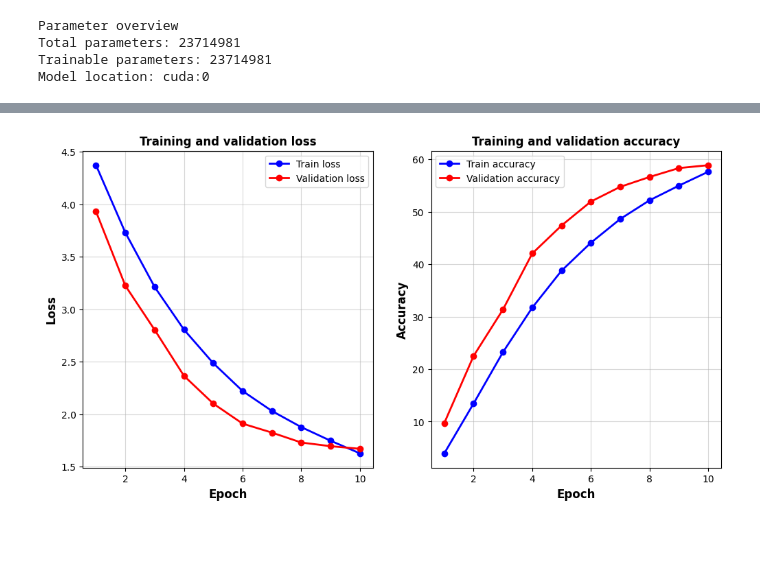
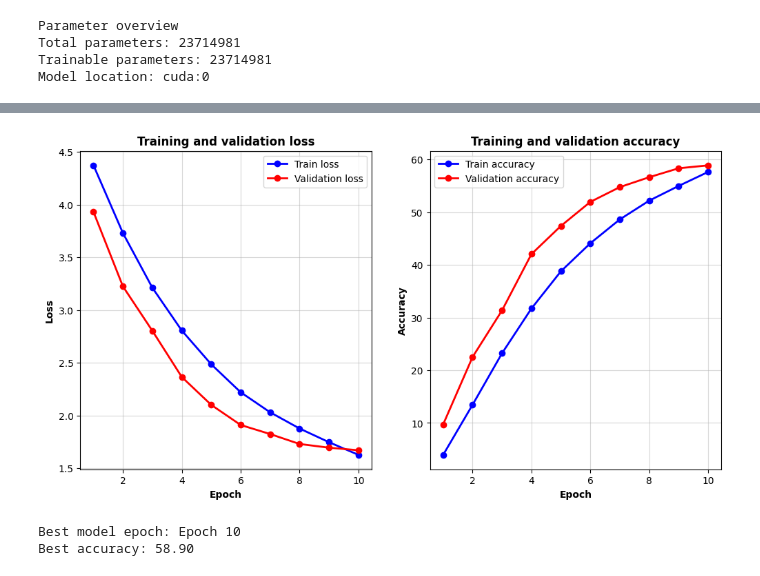
Before and after one commit to mm0narch/me-food, a Jupyter notebook: src/model_training/notebook.ipynb, the cells around one changed output, grey strips where cells are left out. Cells and saved outputs as stored; diff of their text form; code cells hidden in the pictures; blank space fills up the shorter version.

Commit message:
feat: model vis

```diff
--- a/src/model_training/notebook.ipynb
+++ b/src/model_training/notebook.ipynb
@@ -421,26 +365,41 @@ Best validation accuracy: 58.90% (Epoch 10)
 # %%
+# Load results
+with open(f'{SAVE_RESULTS_PATH}/training_history.json', 'r') as hist:
+    history=json.load(hist)
+
 # Training history viz
 fig, ax=plt.subplots(1, 2, figsize=(12, 6))
 
 epochs=range(1, NUM_EPOCHS + 1)
 
 ax[0].plot(epochs, history['train_loss'], 'b-o', label='Train loss', linewidth=2)
 ax[0].plot(epochs, history['val_loss'], 'r-o', label='Validation loss', linewidth=2)
-ax[0].set_xlabel(f'Epoch', fontsize=12, fontweight='bold')
-ax[0].set_ylabel(f'Loss', fontsize=12, fontweight='bold')
+ax[0].set_xlabel(f'Epoch', fontsize=10, fontweight='bold')
+ax[0].set_ylabel(f'Loss', fontsize=10, fontweight='bold')
 ax[0].set_title(f'Training and validation loss', fontsize=12, fontweight='bold')
 ax[0].legend()
 ax[0].grid(alpha=0.5)
 
 ax[1].plot(epochs, history['train_acc'], 'b-o', label='Train accuracy', linewidth=2)
 ax[1].plot(epochs, history['val_acc'], 'r-o', label='Validation accuracy', linewidth=2)
-ax[1].set_xlabel(f'Epoch', fontsize=12, fontweight='bold')
-ax[1].set_ylabel(f'Accuracy', fontsize=12, fontweight='bold')
+ax[1].set_xlabel(f'Epoch', fontsize=10, fontweight='bold')
+ax[1].set_ylabel(f'Accuracy', fontsize=10, fontweight='bold')
 ax[1].set_title(f'Training and validation accuracy', fontsize=12, fontweight='bold')
 ax[1].legend()
 ax[1].grid(alpha=0.5)
 
 plt.savefig('figures/training_history', dpi=300, bbox_inches='tight')
 plt.show()
 # %% [output]
-[figure, old version]
+[figure, new version]
+# %%
+checkpoint=torch.load(f'{SAVE_MODEL_PATH}/best_model.pth')
+model.load_state_dict(checkpoint['model_state_dict'])
+model=model.to(device)
+model.eval()
+
+print(f'Best model epoch: Epoch {checkpoint['epoch']+1}')
+print(f'Best accuracy: {checkpoint['val_acc']:.2f}')
+# %% [output]
+Best model epoch: Epoch 10
+Best accuracy: 58.90
```
Also changed, not shown: parts of 7 cells of this notebook, 4 other files.
